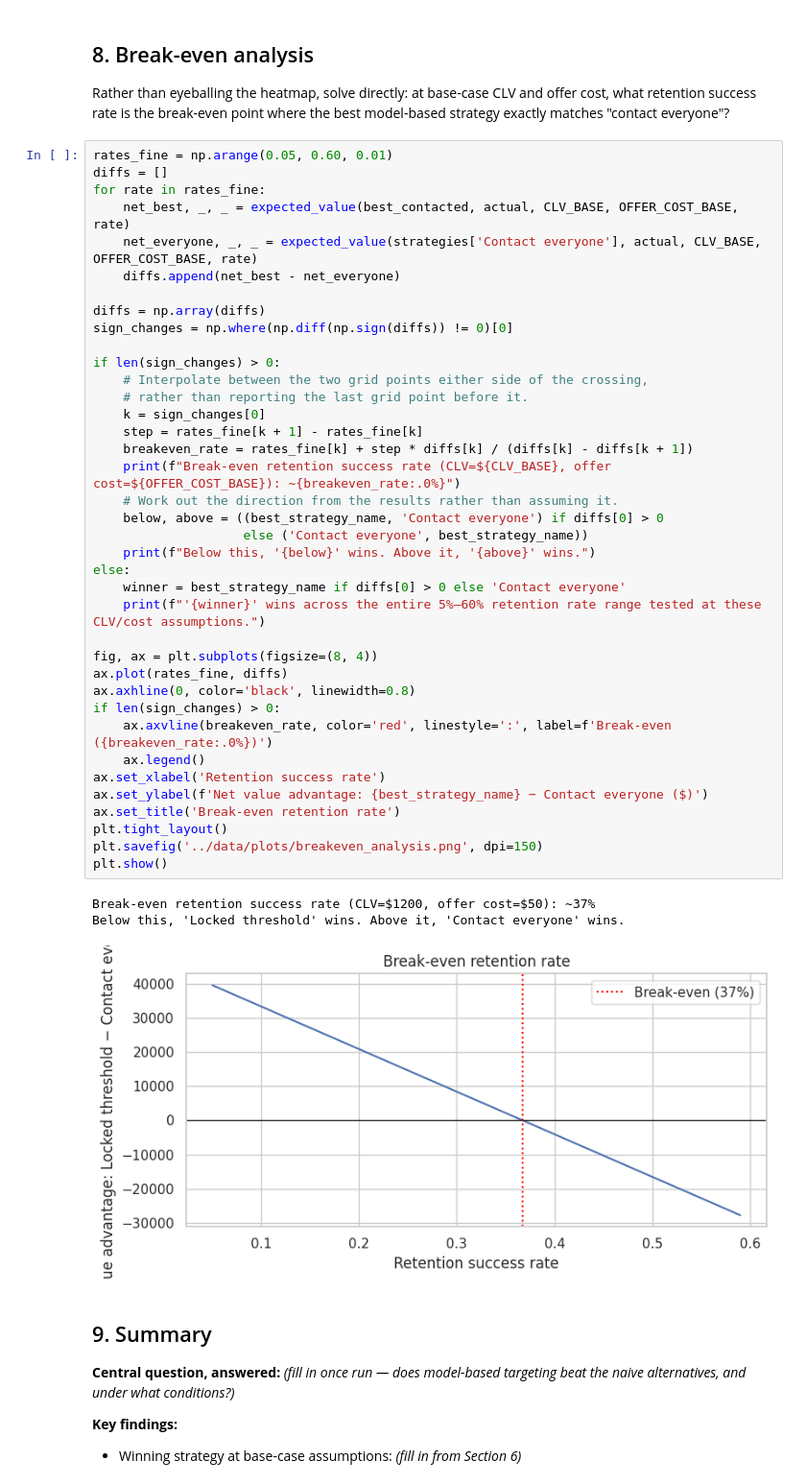
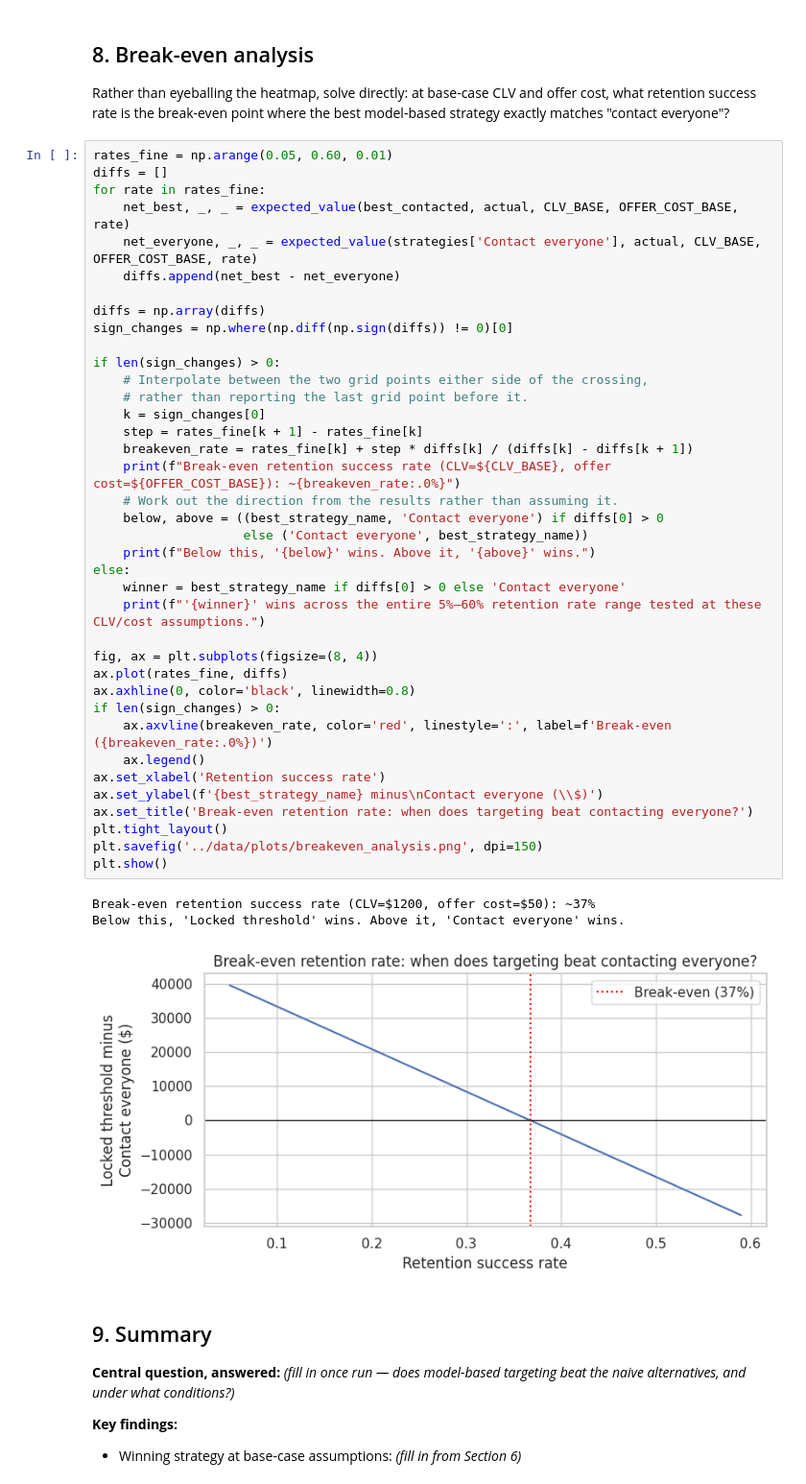
Before and after one commit to lmcbride053/customer-churn-prediction, a Jupyter notebook: notebooks/04_retention_strategy.ipynb, the cells around one changed output. Shown at 96% size. Drawn from its saved outputs; the diff is of its cells as text.

```diff
--- a/notebooks/04_retention_strategy.ipynb
+++ b/notebooks/04_retention_strategy.ipynb
@@ -349,36 +349,36 @@ diffs = np.array(diffs)
 sign_changes = np.where(np.diff(np.sign(diffs)) != 0)[0]
 
 if len(sign_changes) > 0:
     # Interpolate between the two grid points either side of the crossing,
     # rather than reporting the last grid point before it.
     k = sign_changes[0]
     step = rates_fine[k + 1] - rates_fine[k]
     breakeven_rate = rates_fine[k] + step * diffs[k] / (diffs[k] - diffs[k + 1])
     print(f"Break-even retention success rate (CLV=${CLV_BASE}, offer cost=${OFFER_COST_BASE}): ~{breakeven_rate:.0%}")
     # Work out the direction from the results rather than assuming it.
     below, above = ((best_strategy_name, 'Contact everyone') if diffs[0] > 0
                     else ('Contact everyone', best_strategy_name))
     print(f"Below this, '{below}' wins. Above it, '{above}' wins.")
 else:
     winner = best_strategy_name if diffs[0] > 0 else 'Contact everyone'
     print(f"'{winner}' wins across the entire 5%–60% retention rate range tested at these CLV/cost assumptions.")
 
 fig, ax = plt.subplots(figsize=(8, 4))
 ax.plot(rates_fine, diffs)
 ax.axhline(0, color='black', linewidth=0.8)
 if len(sign_changes) > 0:
     ax.axvline(breakeven_rate, color='red', linestyle=':', label=f'Break-even ({breakeven_rate:.0%})')
     ax.legend()
 ax.set_xlabel('Retention success rate')
-ax.set_ylabel(f'Net value advantage: {best_strategy_name} − Contact everyone ($)')
-ax.set_title('Break-even retention rate')
+ax.set_ylabel(f'{best_strategy_name} minus\nContact everyone (\\$)')
+ax.set_title('Break-even retention rate: when does targeting beat contacting everyone?')
 plt.tight_layout()
 plt.savefig('../data/plots/breakeven_analysis.png', dpi=150)
 plt.show()
 # %% [output]
 Break-even retention success rate (CLV=$1200, offer cost=$50): ~37%
 Below this, 'Locked threshold' wins. Above it, 'Contact everyone' wins.
-[figure, old version]
+[figure, new version]
 # %% [markdown]
 ## 9. Summary
 
```
Also changed, not shown: parts of 2 cells of this notebook, 7 other files.
